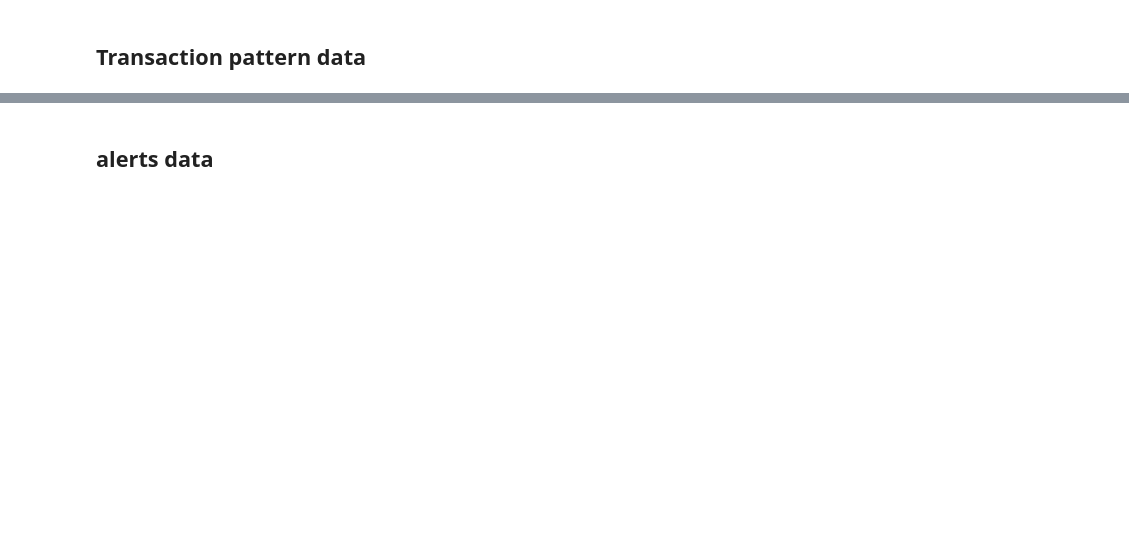
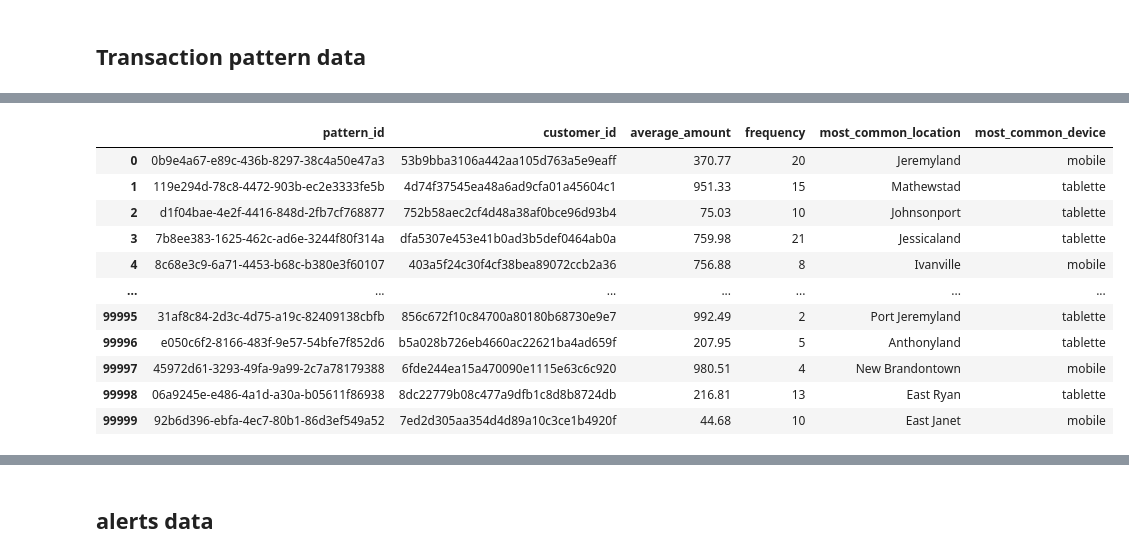
Before and after one commit to Anaaurelle237/AI_Summer_projet_8, a Jupyter notebook: notebooks/create_table.ipynb, the cells around one changed output, grey strips where cells are left out. Cells and saved outputs as stored; diff of their text form; code cells hidden in the pictures; blank space fills up the shorter version.

```diff
--- a/notebooks/create_table.ipynb
+++ b/notebooks/create_table.ipynb
@@ -205,3 +274,6 @@ transaction_history_df.head()
 transaction_history_df.to_csv('../Data/Train/transaction_history.csv')
 # %% [markdown]
 ## Transaction pattern data
+# %%
+customer_id_list = customer_df["customer_id"]
+print(customer_id_list)
@@ -207,0 +293,89 @@ transaction_history_df.to_csv('../Data/Train/transaction_history.csv')
+# %%
+import numpy as np
+import pandas as  pd
+import random
+from faker import Faker
+from uuid import uuid4
+from tqdm import tqdm
+
+faker= Faker()
+
+# Fonction pour générer un identifiant unique
+def create_id():
+    return str(uuid4())
+
+# Fonction pour générer un montant moyen aléatoire
+def generate_average_amount():
+    return round(random.uniform(5.0, 1000.0), 2)
+
+# Fonction pour générer une fréquence de transactions aléatoire
+def generate_frequency():
+    return random.randint(1, 30)
+
+# Fonction pour générer une localisation fréquente aléatoire
+def generate_most_common_location():
+    return faker.city()
+
+# Fonction pour générer un appareil le plus utilisé aléatoire
+def generate_most_common_device():
+    return random.choice(['mobile', 'tablette'])
+
+# Fonction pour créer une table de transaction patterns
+def create_transaction_patterns_table(length=100000):
+
+    transaction_patterns = pd.DataFrame()
+
+    # Les listes
+    pattern_id_list = []
+    customer_id_list = customer_df["customer_id"].tolist()
+    average_amount_list = []
+    frequency_list = []
+    most_common_location_list = []
+    most_common_device_list = []
+    foreign_key_list=[]  # liste des cles etrangeres qui seront aleatoirement choisies
+
+    # Générer les valeurs
+    for i in tqdm(range(length)):
+        pattern_id = create_id()
+        customer_id = random.choice(customer_id_list)
+        average_amount = generate_average_amount()
+        frequency = generate_frequency()
+        most_common_location = generate_most_common_location()
+        most_common_device = generate_most_common_device()
+
+        # Ajouter dans les listes
+        pattern_id_list.append(pattern_id)
+        foreign_key_list.append(customer_id)
+        average_amount_list.append(average_amount)
+        frequency_list.append(frequency)
+        most_common_location_list.append(most_common_location)
+        most_common_device_list.append(most_common_device)
+
+    # Assigner aux colonnes de la table transaction patterns (en dehors de la boucle)
+    transaction_patterns['pattern_id'] = pattern_id_list
+    transaction_patterns['customer_id'] = foreign_key_list
+    transaction_patterns['average_amount'] = average_amount_list
+    transaction_patterns['frequency'] = frequency_list
+    transaction_patterns['most_common_location'] = most_common_location_list
+    transaction_patterns['most_common_device'] = most_common_device_list
+
+    return transaction_patterns
+
+# Créer une table de transaction patterns
+transaction_patterns = create_transaction_patterns_table()
+
+# Afficher les premières lignes de la table transaction patterns
+transaction_patterns
+# %% [output]
+|  | pattern_id | customer_id | average_amount | frequency | most_common_location | most_common_device |
+| 0 | 0b9e4a67-e89c-436b-8297-38c4a50e47a3 | 53b9bba3106a442aa105d763a5e9eaff | 370.77 | 20 | Jeremyland | mobile |
+| 1 | 119e294d-78c8-4472-903b-ec2e3333fe5b | 4d74f37545ea48a6ad9cfa01a45604c1 | 951.33 | 15 | Mathewstad | tablette |
+| 2 | d1f04bae-4e2f-4416-848d-2fb7cf768877 | 752b58aec2cf4d48a38af0bce96d93b4 | 75.03 | 10 | Johnsonport | tablette |
+| 3 | 7b8ee383-1625-462c-ad6e-3244f80f314a | dfa5307e453e41b0ad3b5def0464ab0a | 759.98 | 21 | Jessicaland | tablette |
+| 4 | 8c68e3c9-6a71-4453-b68c-b380e3f60107 | 403a5f24c30f4cf38bea89072ccb2a36 | 756.88 | 8 | Ivanville | mobile |
+| ... | ... | ... | ... | ... | ... | ... |
+| 99995 | 31af8c84-2d3c-4d75-a19c-82409138cbfb | 856c672f10c84700a80180b68730e9e7 | 992.49 | 2 | Port Jeremyland | tablette |
+| 99996 | e050c6f2-8166-483f-9e57-54bfe7f852d6 | b5a028b726eb4660ac22621ba4ad659f | 207.95 | 5 | Anthonyland | tablette |
+| 99997 | 45972d61-3293-49fa-9a99-2c7a78179388 | 6fde244ea15a470090e1115e63c6c920 | 980.51 | 4 | New Brandontown | mobile |
+| 99998 | 06a9245e-e486-4a1d-a30a-b05611f86938 | 8dc22779b08c477a9dfb1c8d8b8724db | 216.81 | 13 | East Ryan | tablette |
+| 99999 | 92b6d396-ebfa-4ec7-80b1-86d3ef549a52 | 7ed2d305aa354d4d89a10c3ce1b4920f | 44.68 | 10 | East Janet | mobile |
```
Also changed, not shown: parts of 21 cells of this notebook.
